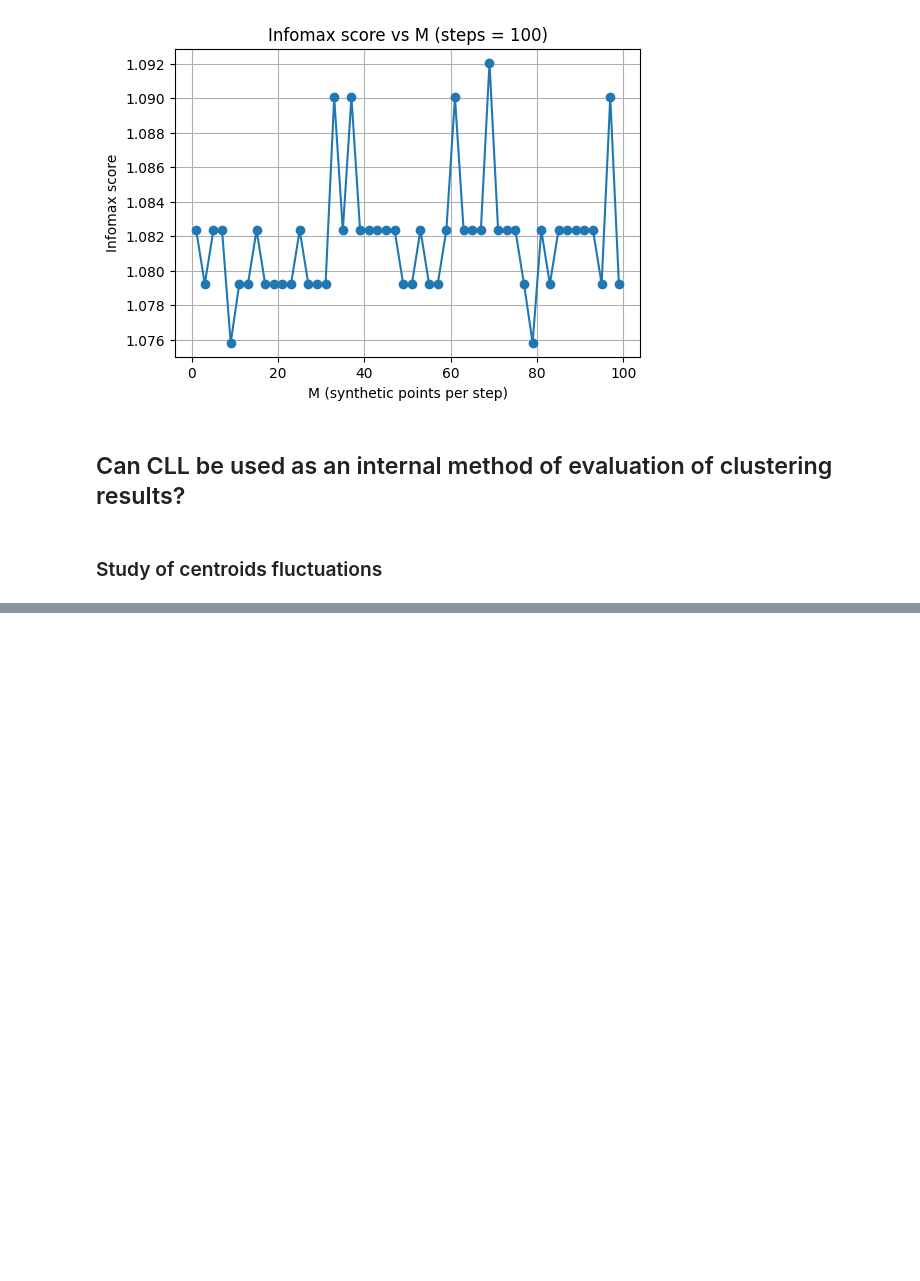
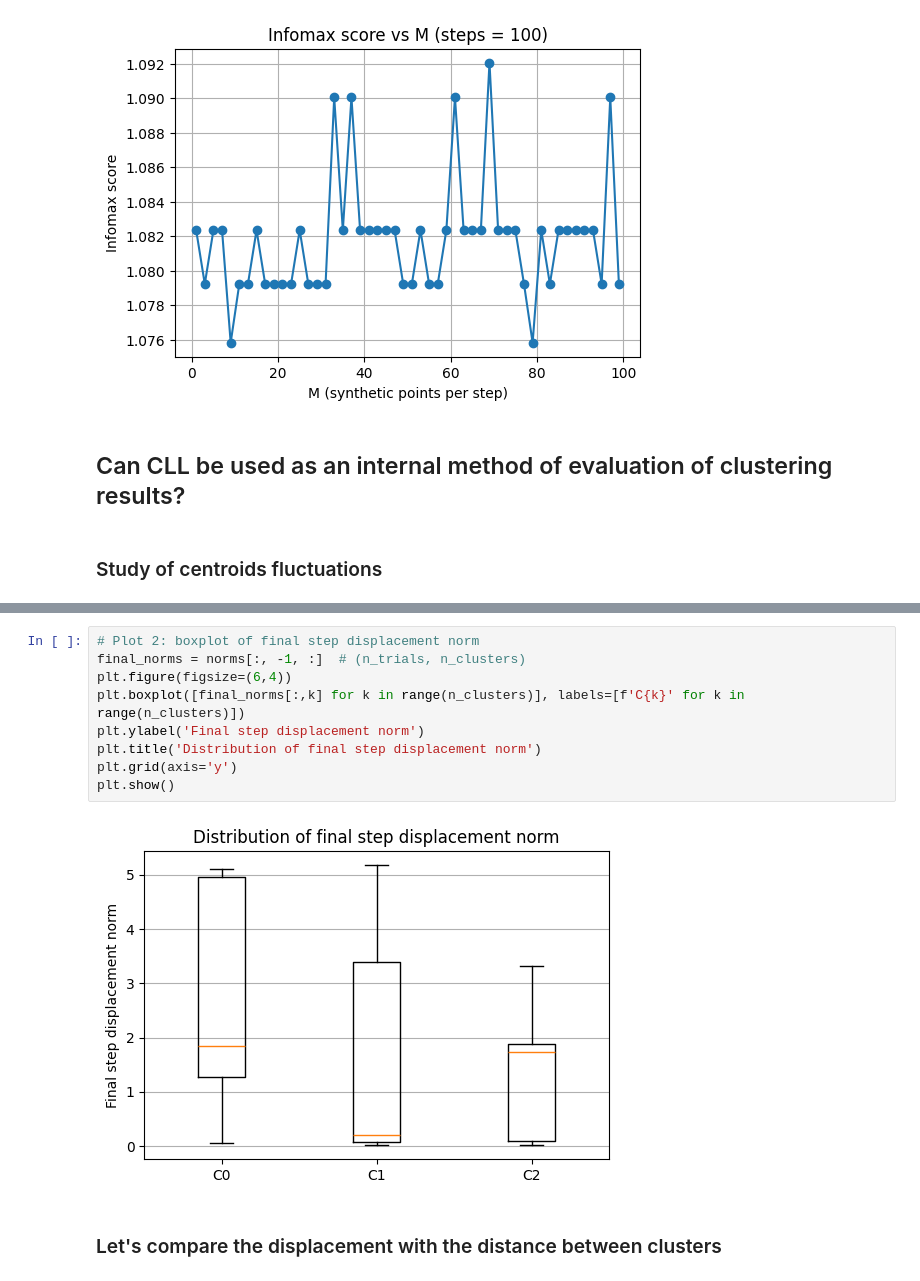
Before and after one commit to gabrielecerioli/Clustering_algorithms, a Jupyter notebook: Closed_loop_learning/Closed_loop_learning_Clustering.ipynb, the cells around one changed output, grey strips where cells are left out. Cells and saved outputs as stored; diff of their text form; blank space fills up the shorter version.

```diff
--- a/Closed_loop_learning/Closed_loop_learning_Clustering.ipynb
+++ b/Closed_loop_learning/Closed_loop_learning_Clustering.ipynb
@@ -377,0 +440,13 @@ centroids fluctuations: [[ 0.99619254  0.32775635  1.33771542  0.61679527]
+# %%
+# Plot 2: boxplot of final step displacement norm
+final_norms = norms[:, -1, :]  # (n_trials, n_clusters)
+plt.figure(figsize=(6,4))
+plt.boxplot([final_norms[:,k] for k in range(n_clusters)], labels=[f'C{k}' for k in range(n_clusters)])
+plt.ylabel('Final step displacement norm')
+plt.title('Distribution of final step displacement norm')
+plt.grid(axis='y')
+plt.show()
+# %% [output]
+[figure, added]
+# %% [markdown]
+<h3>Let's compare the displacement with the distance between clusters </h3>
```
Also changed, not shown: parts of 3 cells of this notebook.
